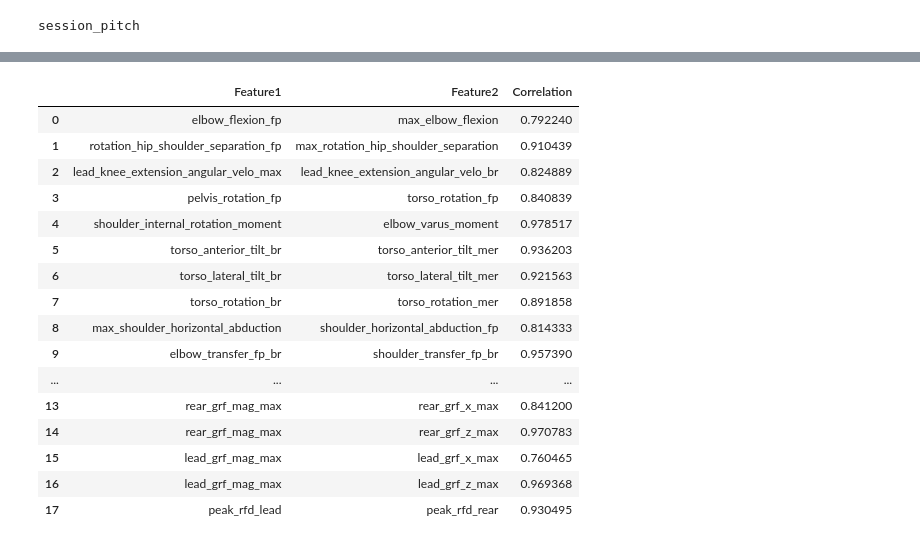
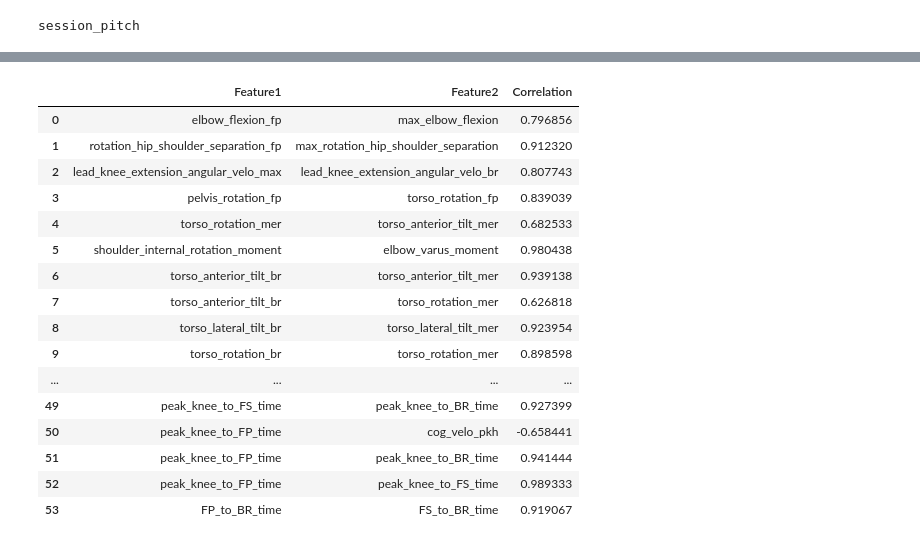
Before and after one commit to gabriel31levy34/OpenBiomechanics, a Jupyter notebook: EDA.ipynb, the cells around one changed output, grey strips where cells are left out. Cells and saved outputs as stored; diff of their text form; code cells hidden in the pictures.

```diff
--- a/EDA.ipynb
+++ b/EDA.ipynb
@@ -315,0 +303,7 @@ Name: order, Length: 247709, dtype: int64
+# %%
+poi_train = poi_train.reset_index().drop(columns='index', axis=1)
+poi_val = poi_val.reset_index().drop(columns='index', axis=1)
+mph_train = mph_train.reset_index().drop(columns='index', axis=1)
+mph_val = mph_val.reset_index().drop(columns='index', axis=1)
+poi_test = poi_test.reset_index().drop(columns='index', axis=1)
+mph_test = mph_test.reset_index().drop(columns='index', axis=1)
@@ -315,0 +333,14 @@ Name: order, Length: 247709, dtype: int64
+# %%
+max_time_per_session = all_merged.groupby('session_pitch')['time'].max().reset_index()
+idx = landmarks.groupby('session_pitch')['lead_knee_jc_z'].idxmax()
+peak_leg_lift_time = landmarks.loc[idx, ['session_pitch', 'lead_knee_jc_z', 'time']].rename(columns={'time': 'peak_knee_time'}).reset_index(drop=True)
+BR_FP_time = landmarks.groupby('session_pitch')[['BR_time', 'fp_10_time', 'fp_100_time']].max().reset_index()
+timing_df = peak_leg_lift_time.merge(BR_FP_time, on='session_pitch', how='inner')
+timing_df['peak_knee_to_BR_time'] = timing_df.BR_time - timing_df.peak_knee_time
+timing_df['peak_knee_to_FS_time'] = timing_df.fp_10_time - timing_df.peak_knee_time
+timing_df['peak_knee_to_FP_time'] = timing_df.fp_100_time - timing_df.peak_knee_time
+timing_df['FS_to_BR_time'] = timing_df.BR_time - timing_df.fp_10_time
+timing_df['FP_to_BR_time'] = timing_df.BR_time - timing_df.fp_100_time
+timing_df = timing_df.merge(max_time_per_session, on='session_pitch', how='left').rename(columns={'time': 'total_time'})
+
+timing_df
@@ -316 +361,5 @@ Name: order, Length: 247709, dtype: int64
+# %%
+# Merge this information back into poi_metadata
+poi_train_new = pd.merge(poi_train, timing_df.drop(columns=['BR_time', 'fp_10_time', 'fp_100_time', 'peak_knee_time'], axis=1), on='session_pitch', how='left')
+poi_val_new = pd.merge(poi_val, timing_df.drop(columns=['BR_time', 'fp_10_time', 'fp_100_time', 'peak_knee_time'], axis=1), on='session_pitch', how='left')
 # %%
@@ -426,0 +385,5 @@ coef_df
+# %%
+x_train = poi_train_new.drop(columns=['session_pitch'])
+x_val = poi_val_new.drop(columns=['session_pitch'])
+linear_model = LinearRegression().fit(x_train,mph_train)
+linear_model.score(x_val,mph_val)
@@ -572,34 +473,37 @@ reduced_coef_df
 # %%
-corr_matrix = x.corr()
+corr_matrix = x_train.corr()
 
 # Create a DataFrame to store highly correlated pairs
 high_corr_pairs = []
+inter_features = []
 
 # Iterate through the correlation matrix to find highly correlated pairs
 for i in range(len(corr_matrix.columns)):
     for j in range(i):
-        if abs(corr_matrix.iloc[i, j]) > 0.75:  # assuming a threshold of 0.75 for high correlation
+        if abs(corr_matrix.iloc[i, j]) > 0.6:  # assuming a threshold of 0.6 for high correlation
             colname = corr_matrix.columns[i] + '_' + corr_matrix.columns[j]  # Name of the new interaction column
-            x[colname] = x[corr_matrix.columns[i]] * x[corr_matrix.columns[j]]
+            inter_features.append(colname)
+            poi_train_new[colname] = poi_train_new[corr_matrix.columns[i]] * poi_train_new[corr_matrix.columns[j]]
+            poi_val_new[colname] = poi_val_new[corr_matrix.columns[i]] * poi_val_new[corr_matrix.columns[j]]
             high_corr_pairs.append((corr_matrix.columns[i], corr_matrix.columns[j], corr_matrix.iloc[i, j]))
 
 high_corr_df = pd.DataFrame(high_corr_pairs, columns=['Feature1', 'Feature2', 'Correlation'])
 high_corr_df
 # %% [output]
 |  | Feature1 | Feature2 | Correlation |
-| 0 | elbow_flexion_fp | max_elbow_flexion | 0.792240 |
-| 1 | rotation_hip_shoulder_separation_fp | max_rotation_hip_shoulder_separation | 0.910439 |
-| 2 | lead_knee_extension_angular_velo_max | lead_knee_extension_angular_velo_br | 0.824889 |
-| 3 | pelvis_rotation_fp | torso_rotation_fp | 0.840839 |
-| 4 | shoulder_internal_rotation_moment | elbow_varus_moment | 0.978517 |
-| 5 | torso_anterior_tilt_br | torso_anterior_tilt_mer | 0.936203 |
-| 6 | torso_lateral_tilt_br | torso_lateral_tilt_mer | 0.921563 |
-| 7 | torso_rotation_br | torso_rotation_mer | 0.891858 |
-| 8 | max_shoulder_horizontal_abduction | shoulder_horizontal_abduction_fp | 0.814333 |
-| 9 | elbow_transfer_fp_br | shoulder_transfer_fp_br | 0.957390 |
+| 0 | elbow_flexion_fp | max_elbow_flexion | 0.796856 |
+| 1 | rotation_hip_shoulder_separation_fp | max_rotation_hip_shoulder_separation | 0.912320 |
+| 2 | lead_knee_extension_angular_velo_max | lead_knee_extension_angular_velo_br | 0.807743 |
+| 3 | pelvis_rotation_fp | torso_rotation_fp | 0.839039 |
+| 4 | torso_rotation_mer | torso_anterior_tilt_mer | 0.682533 |
+| 5 | shoulder_internal_rotation_moment | elbow_varus_moment | 0.980438 |
+| 6 | torso_anterior_tilt_br | torso_anterior_tilt_mer | 0.939138 |
+| 7 | torso_anterior_tilt_br | torso_rotation_mer | 0.626818 |
+| 8 | torso_lateral_tilt_br | torso_lateral_tilt_mer | 0.923954 |
+| 9 | torso_rotation_br | torso_rotation_mer | 0.898598 |
 | ... | ... | ... | ... |
-| 13 | rear_grf_mag_max | rear_grf_x_max | 0.841200 |
-| 14 | rear_grf_mag_max | rear_grf_z_max | 0.970783 |
-| 15 | lead_grf_mag_max | lead_grf_x_max | 0.760465 |
-| 16 | lead_grf_mag_max | lead_grf_z_max | 0.969368 |
-| 17 | peak_rfd_lead | peak_rfd_rear | 0.930495 |
+| 49 | peak_knee_to_FS_time | peak_knee_to_BR_time | 0.927399 |
+| 50 | peak_knee_to_FP_time | cog_velo_pkh | -0.658441 |
+| 51 | peak_knee_to_FP_time | peak_knee_to_BR_time | 0.941444 |
+| 52 | peak_knee_to_FP_time | peak_knee_to_FS_time | 0.989333 |
+| 53 | FP_to_BR_time | FS_to_BR_time | 0.919067 |
```
Also changed, not shown: parts of 84 cells of this notebook.
